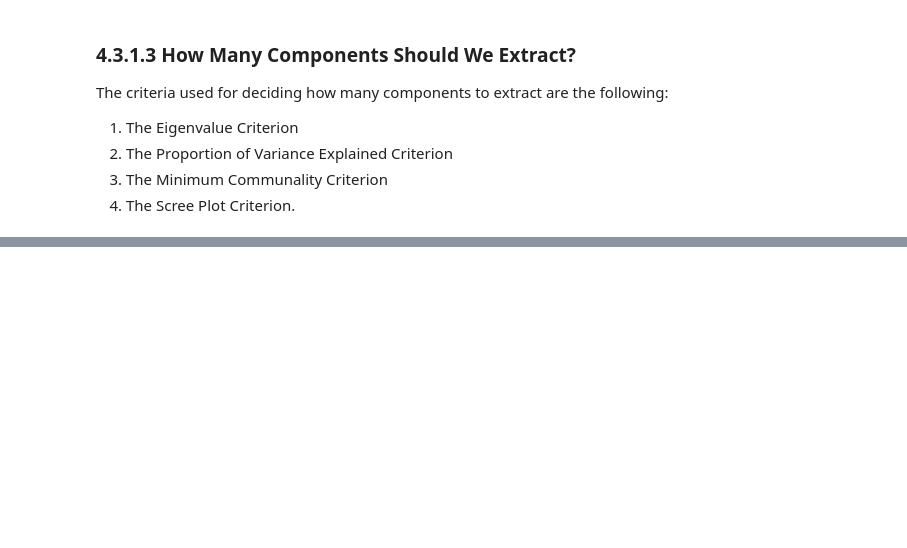
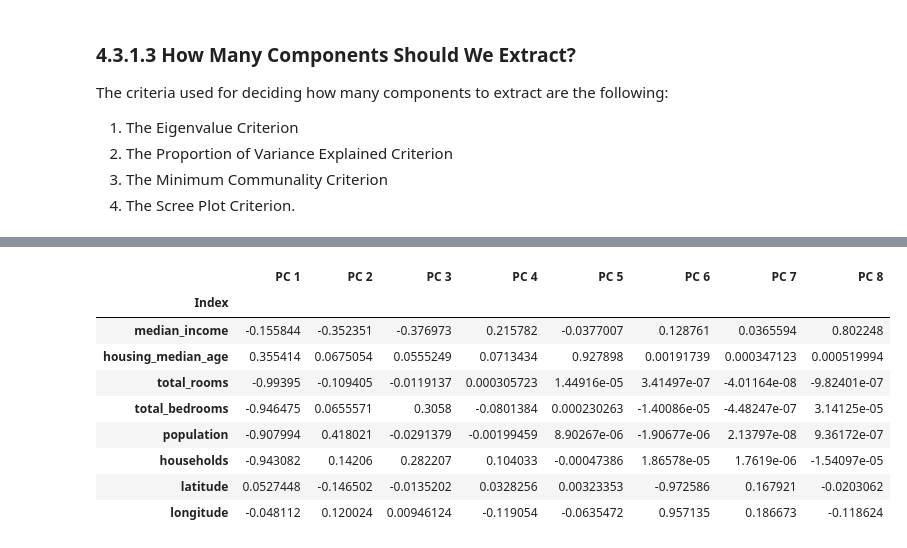
Before and after one commit to tlcod/JNotebooks, a Jupyter notebook: NB3/NB3_Dimention_Reduction.ipynb, the cells around one changed output, grey strips where cells are left out. Saved outputs shown, nothing was run; the diff lists cells and outputs as text; code cells hidden in the pictures; blank space fills up the shorter version.

```diff
--- a/NB3/NB3_Dimention_Reduction.ipynb
+++ b/NB3/NB3_Dimention_Reduction.ipynb
@@ -334,22 +425,3 @@ These eigenvectors are called the principal components of the data set.
 Now, we would like to calculate the total variance ${T}$ of the data, which is equal to the trace of the covariance matrix, i.e., sum of the diagonal entries of ${C}$. Also, the trace of a matrix is equal to the sum of its eigenvalues. Therefore,
 
 ${T = \lambda_1 + \lambda_2 + ... + \lambda_m}$
-# %%
-import numpy as np
-
-T = 0
-e_vals, e_vecs = np.linalg.eig(C)
-for i, v in enumerate(zip(e_vals, e_vecs)):
-    e_val = v[0]
-    e_vec = v[1]
-    T = T + e_val
-    print("l" + str(i) + " = " + str(e_val))
-    print("v" + str(i) + " = " + str(e_vec) + "\n")
-for i, v in enumerate(zip(e_vals, e_vecs)):
-    e_val = v[0]
-    variance_ratio = round((e_val / T) * 100, 2)
-    print("l" + str(i) + " Variance Ratio = " + str(variance_ratio) + "%")
-M = np.asmatrix(C)
-tr = M.trace()
-print("\nTotal Variance = " + str(T))
-print("Covariance Matrix Trace = " + str(tr))
@@ -401,0 +463,19 @@ The criteria used for deciding how many components to extract are the following:
+# %%
+import math
+
+def get_standardised_loading_matrix(df):
+    pc_cols = ["PC " + str(i + 1) for i in range(0, len(df.columns), 1)]
+    loading_cols = list()
+    loading_cols.append("Index")
+    loading_cols.extend(pc_cols)
+    L = pd.DataFrame(columns=loading_cols)
+    L["Index"] = df.columns
+    L = L.set_index("Index")
+    Z = df.cov()
+    eig_vals_z, eig_vecs_z = np.linalg.eig(Z)
+    for i in range(0, len(eig_vals_z), 1):
+        for j in range(0, len(eig_vecs_z[i]), 1):
+            std_dev_of_var = np.var(df[df.columns[j]].tolist())
+            load_value = (eig_vecs_z[j][i] * math.sqrt(eig_vals_z[i])) / math.sqrt(std_dev_of_var)
+            L.at[df.columns[j], pc_cols[i]] = load_value
+    return L
@@ -401,0 +544,14 @@ The criteria used for deciding how many components to extract are the following:
+# %%
+L = get_standardised_loading_matrix(df)
+L
+# %% [output]
+|  | PC 1 | PC 2 | PC 3 | PC 4 | PC 5 | PC 6 | PC 7 | PC 8 |
+| Index |  |  |  |  |  |  |  |  |
+| median_income | -0.155844 | -0.352351 | -0.376973 | 0.215782 | -0.0377007 | 0.128761 | 0.0365594 | 0.802248 |
+| housing_median_age | 0.355414 | 0.0675054 | 0.0555249 | 0.0713434 | 0.927898 | 0.00191739 | 0.000347123 | 0.000519994 |
+| total_rooms | -0.99395 | -0.109405 | -0.0119137 | 0.000305723 | 1.44916e-05 | 3.41497e-07 | -4.01164e-08 | -9.82401e-07 |
+| total_bedrooms | -0.946475 | 0.0655571 | 0.3058 | -0.0801384 | 0.000230263 | -1.40086e-05 | -4.48247e-07 | 3.14125e-05 |
+| population | -0.907994 | 0.418021 | -0.0291379 | -0.00199459 | 8.90267e-06 | -1.90677e-06 | 2.13797e-08 | 9.36172e-07 |
+| households | -0.943082 | 0.14206 | 0.282207 | 0.104033 | -0.00047386 | 1.86578e-05 | 1.7619e-06 | -1.54097e-05 |
+| latitude | 0.0527448 | -0.146502 | -0.0135202 | 0.0328256 | 0.00323353 | -0.972586 | 0.167921 | -0.0203062 |
+| longitude | -0.048112 | 0.120024 | 0.00946124 | -0.119054 | -0.0635472 | 0.957135 | 0.186673 | -0.118624 |
```
Also changed, not shown: parts of 34 cells of this notebook, 3 other files.
